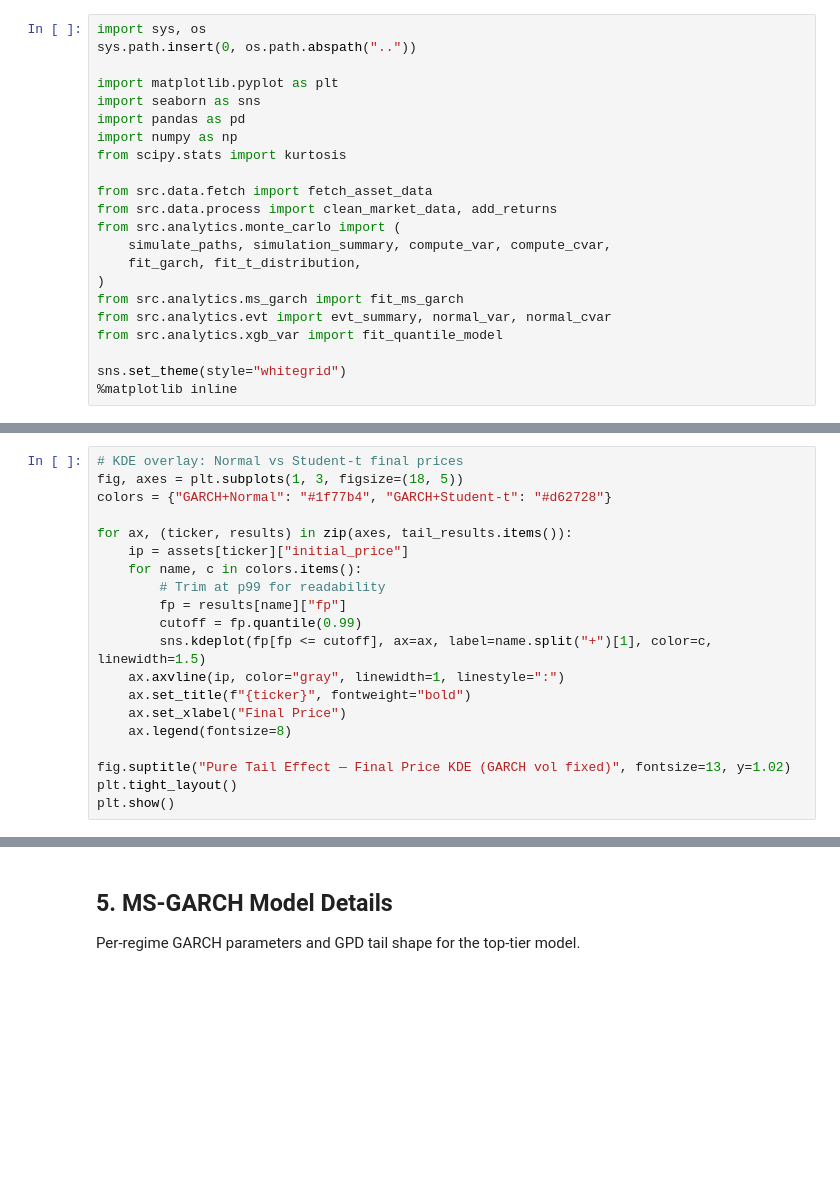
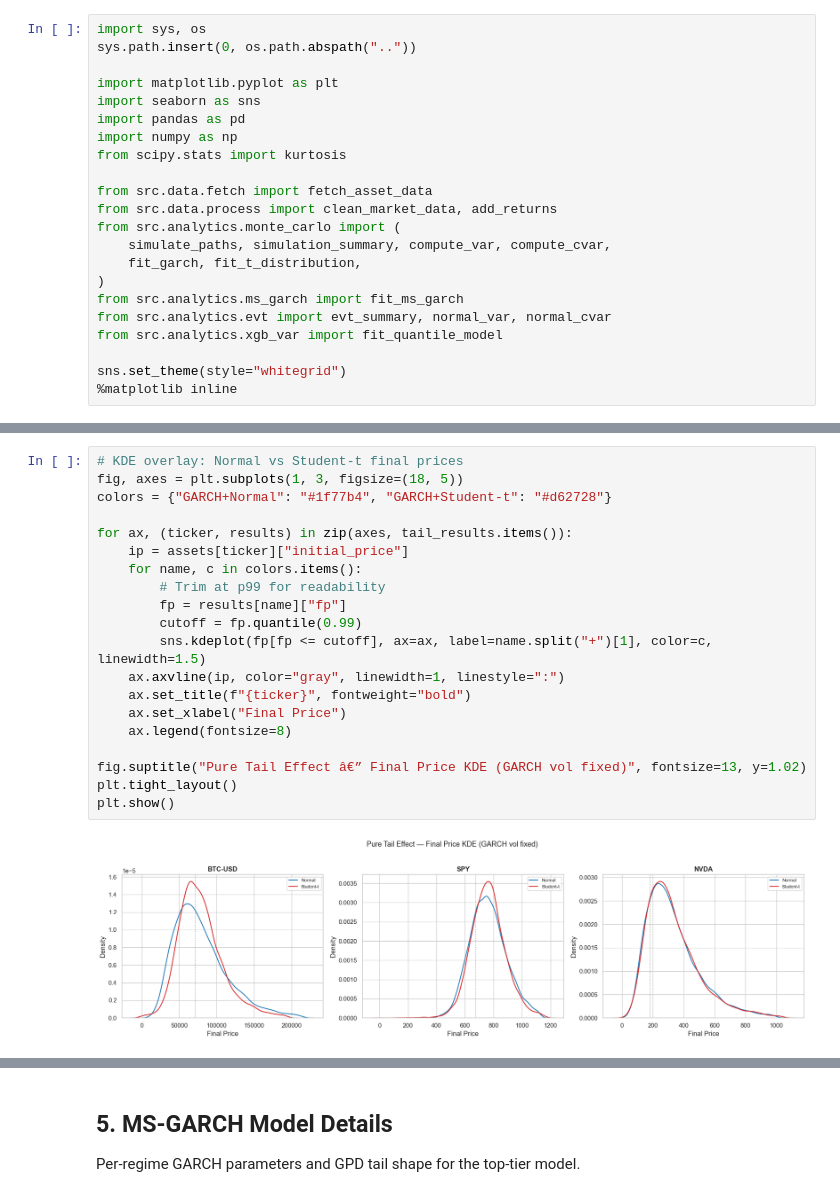
Before and after one commit to egarciademiguel-dsml/RiskLens, a Jupyter notebook: notebooks/model_deep_dive.ipynb, the cells around one changed output, grey strips where cells are left out. Cells and saved outputs as stored; diff of their text form; blank space fills up the shorter version.

```diff
--- a/notebooks/model_deep_dive.ipynb
+++ b/notebooks/model_deep_dive.ipynb
@@ -126,21 +145,23 @@ df_tail
 # %%
 # KDE overlay: Normal vs Student-t final prices
 fig, axes = plt.subplots(1, 3, figsize=(18, 5))
 colors = {"GARCH+Normal": "#1f77b4", "GARCH+Student-t": "#d62728"}
 
 for ax, (ticker, results) in zip(axes, tail_results.items()):
     ip = assets[ticker]["initial_price"]
     for name, c in colors.items():
         # Trim at p99 for readability
         fp = results[name]["fp"]
         cutoff = fp.quantile(0.99)
         sns.kdeplot(fp[fp <= cutoff], ax=ax, label=name.split("+")[1], color=c, linewidth=1.5)
     ax.axvline(ip, color="gray", linewidth=1, linestyle=":")
     ax.set_title(f"{ticker}", fontweight="bold")
     ax.set_xlabel("Final Price")
     ax.legend(fontsize=8)
 
-fig.suptitle("Pure Tail Effect — Final Price KDE (GARCH vol fixed)", fontsize=13, y=1.02)
+fig.suptitle("Pure Tail Effect â€” Final Price KDE (GARCH vol fixed)", fontsize=13, y=1.02)
 plt.tight_layout()
 plt.show()
+# %% [output]
+[figure, added]
 # %%
```
Also changed, not shown: parts of 35 cells of this notebook, 1 other file.
